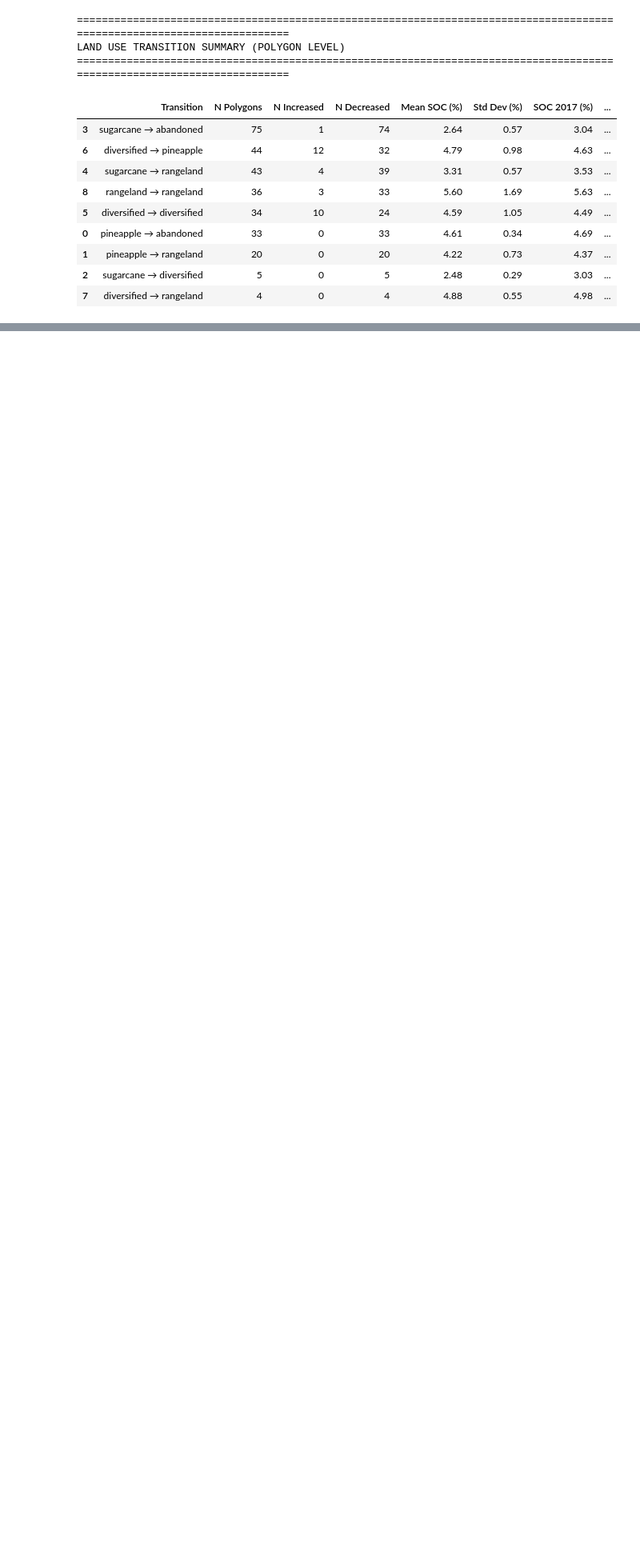
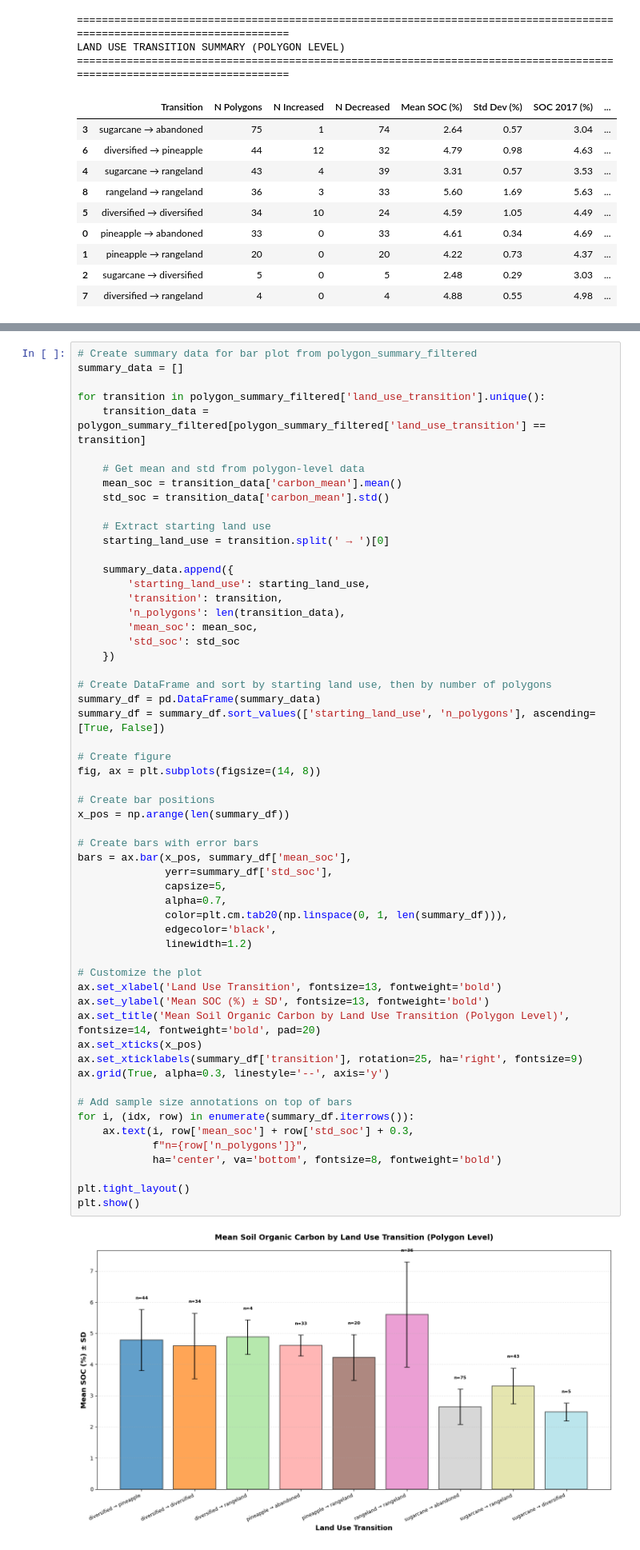
Before and after one commit to hayleypc/HawaiiClimate, a Jupyter notebook: Maui_carbon_landuse_climate_analysis.ipynb, the cells around one changed output, grey strips where cells are left out. Shown at 80% size. Drawn from its saved outputs; the diff is of its cells as text; blank space fills up the shorter version.

```diff
--- a/Maui_carbon_landuse_climate_analysis.ipynb
+++ b/Maui_carbon_landuse_climate_analysis.ipynb
@@ -523,3 +570,62 @@ See the caveats in the documentation: https://pandas.pydata.org/pandas-docs/stab
   super().__setitem__(key, value)
 [figure]
 [figure]
+# %%
+# Create summary data for bar plot from polygon_summary_filtered
+summary_data = []
+
+for transition in polygon_summary_filtered['land_use_transition'].unique():
+    transition_data = polygon_summary_filtered[polygon_summary_filtered['land_use_transition'] == transition]
+
+    # Get mean and std from polygon-level data
+    mean_soc = transition_data['carbon_mean'].mean()
+    std_soc = transition_data['carbon_mean'].std()
+
+    # Extract starting land use
+    starting_land_use = transition.split(' → ')[0]
+
+    summary_data.append({
+        'starting_land_use': starting_land_use,
+        'transition': transition,
+        'n_polygons': len(transition_data),
+        'mean_soc': mean_soc,
+        'std_soc': std_soc
+    })
+
+# Create DataFrame and sort by starting land use, then by number of polygons
+summary_df = pd.DataFrame(summary_data)
+summary_df = summary_df.sort_values(['starting_land_use', 'n_polygons'], ascending=[True, False])
+
+# Create figure
+fig, ax = plt.subplots(figsize=(14, 8))
+
+# Create bar positions
+x_pos = np.arange(len(summary_df))
+
+# Create bars with error bars
+bars = ax.bar(x_pos, summary_df['mean_soc'],
+              yerr=summary_df['std_soc'],
+              capsize=5,
+              alpha=0.7,
+              color=plt.cm.tab20(np.linspace(0, 1, len(summary_df))),
+              edgecolor='black',
+              linewidth=1.2)
+
+# Customize the plot
+ax.set_xlabel('Land Use Transition', fontsize=13, fontweight='bold')
+ax.set_ylabel('Mean SOC (%) ± SD', fontsize=13, fontweight='bold')
+ax.set_title('Mean Soil Organic Carbon by Land Use Transition (Polygon Level)', fontsize=14, fontweight='bold', pad=20)
+ax.set_xticks(x_pos)
+ax.set_xticklabels(summary_df['transition'], rotation=25, ha='right', fontsize=9)
+ax.grid(True, alpha=0.3, linestyle='--', axis='y')
+
+# Add sample size annotations on top of bars
+for i, (idx, row) in enumerate(summary_df.iterrows()):
+    ax.text(i, row['mean_soc'] + row['std_soc'] + 0.3,
+            f"n={row['n_polygons']}",
+            ha='center', va='bottom', fontsize=8, fontweight='bold')
+
+plt.tight_layout()
+plt.show()
+# %% [output]
+[figure, added]
```
Also changed, not shown: parts of 18 cells of this notebook.
